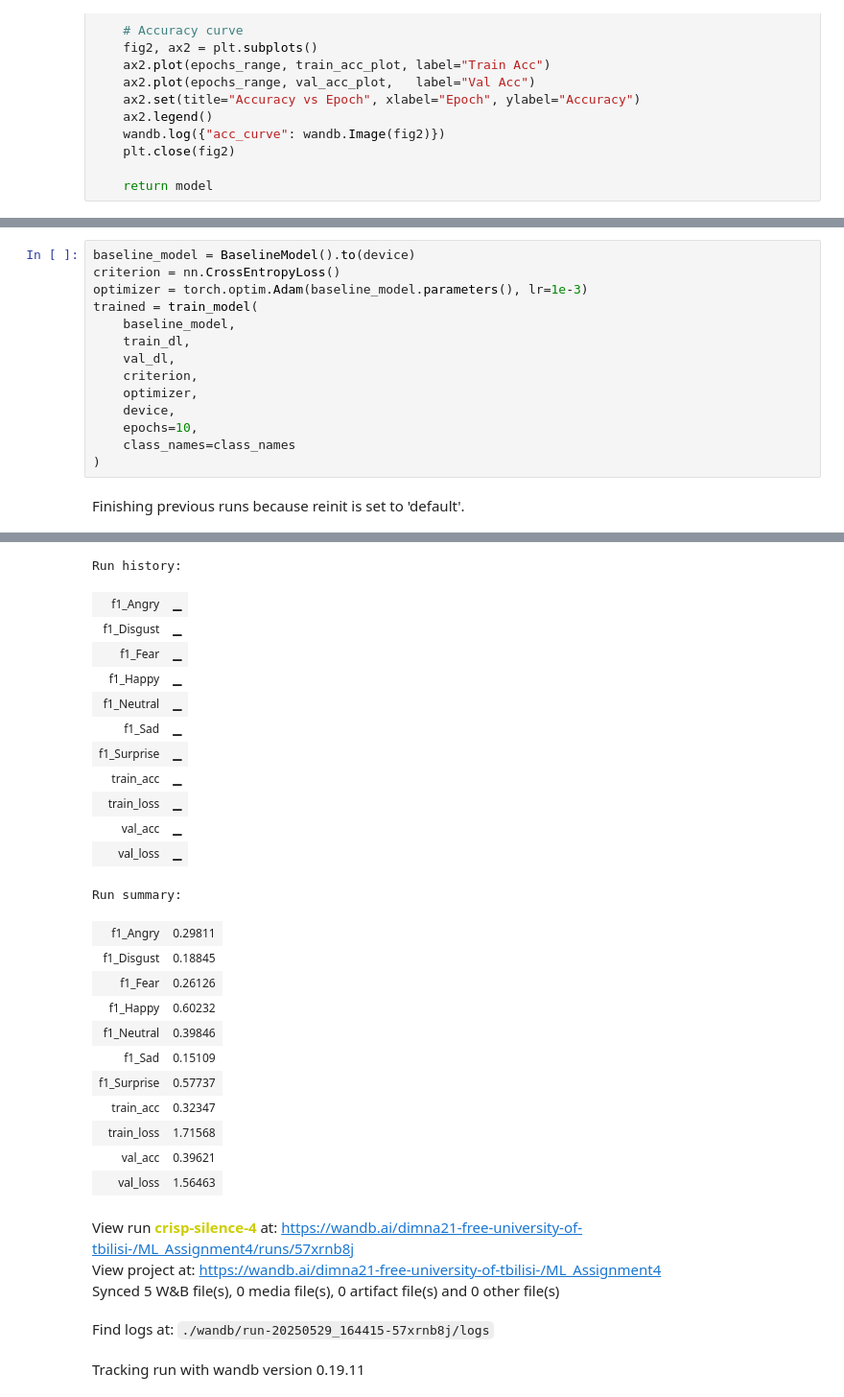
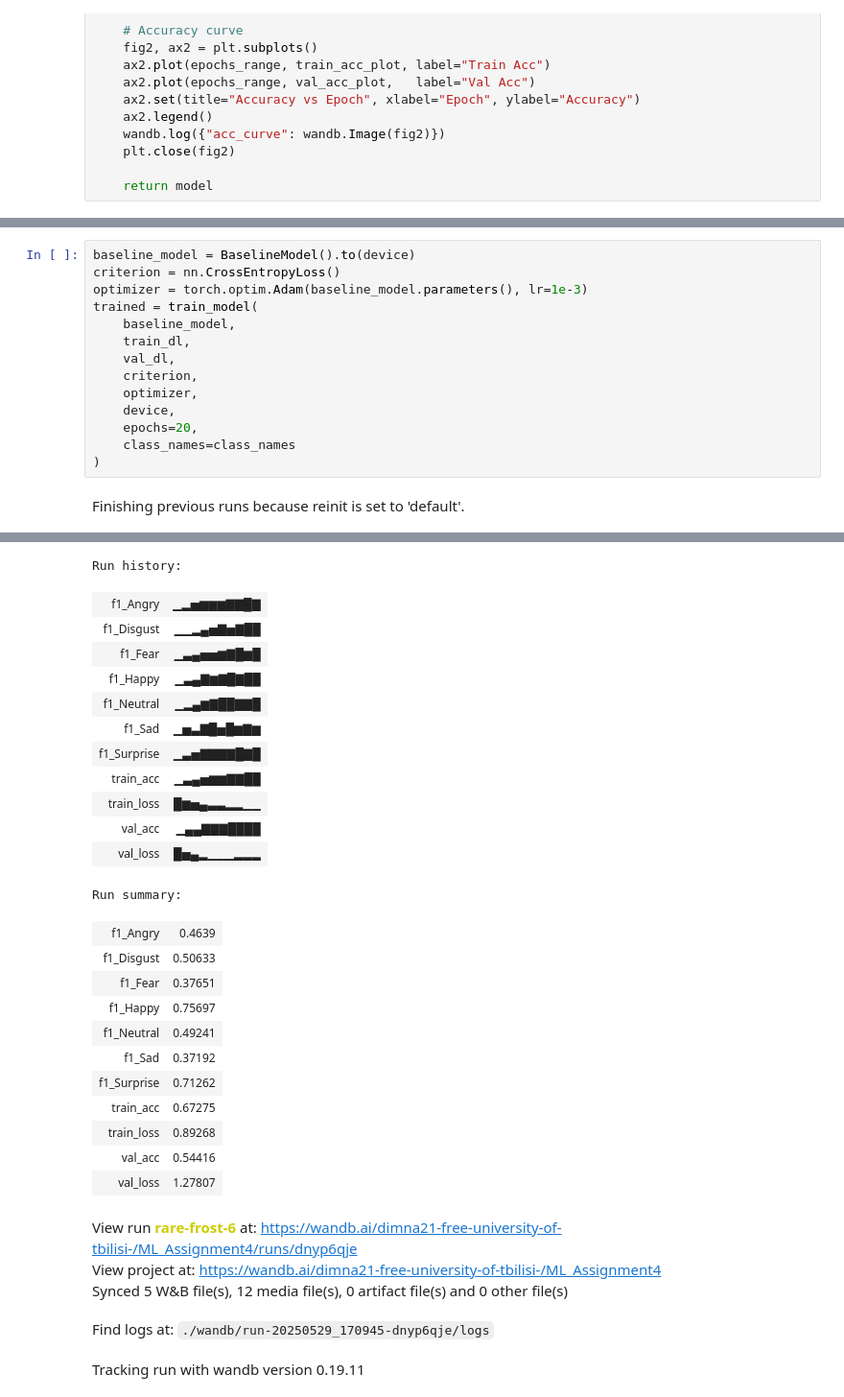
Before and after one commit to dimna21/ML_Assignment4, a Jupyter notebook: FER2013.ipynb, the cells around one changed output, grey strips where cells are left out. Shown at 96% size. Cells and saved outputs as stored; diff of their text form.

```diff
--- a/FER2013.ipynb
+++ b/FER2013.ipynb
@@ -285,46 +291,46 @@ class BaselineModel(nn.Module):
 # %%
 baseline_model = BaselineModel().to(device)
 criterion = nn.CrossEntropyLoss()
 optimizer = torch.optim.Adam(baseline_model.parameters(), lr=1e-3)
 trained = train_model(
     baseline_model,
     train_dl,
     val_dl,
     criterion,
     optimizer,
     device,
-    epochs=10,
+    epochs=20,
     class_names=class_names
 )
 # %% [output]
 Finishing previous runs because reinit is set to 'default'.
 [interactive output not drawn]
 Run history:
-| f1_Angry | ▁ |
-| f1_Disgust | ▁ |
-| f1_Fear | ▁ |
-| f1_Happy | ▁ |
-| f1_Neutral | ▁ |
-| f1_Sad | ▁ |
-| f1_Surprise | ▁ |
-| train_acc | ▁ |
-| train_loss | ▁ |
-| val_acc | ▁ |
-| val_loss | ▁ |
+| f1_Angry | ▁▂▅▆▆▆▇▇█▇ |
+| f1_Disgust | ▁▁▂▄▅▇▅▇██ |
+| f1_Fear | ▁▃▄▅▅▆▇█▆█ |
+| f1_Happy | ▁▃▄▇▆▇█▇██ |
+| f1_Neutral | ▁▂▄▆▇██▇▇█ |
+| f1_Sad | ▁▅▃▇█▅█▆▇▆ |
+| f1_Surprise | ▁▃▅▇▇▇▇█▇█ |
+| train_acc | ▁▃▄▅▆▆▇▇██ |
+| train_loss | █▆▅▄▃▃▂▂▁▁ |
+| val_acc | ▁▄▄▇▇▇████ |
+| val_loss | █▅▄▂▁▁▁▂▂▂ |
 Run summary:
-| f1_Angry | 0.29811 |
-| f1_Disgust | 0.18845 |
-| f1_Fear | 0.26126 |
-| f1_Happy | 0.60232 |
-| f1_Neutral | 0.39846 |
-| f1_Sad | 0.15109 |
-| f1_Surprise | 0.57737 |
-| train_acc | 0.32347 |
-| train_loss | 1.71568 |
-| val_acc | 0.39621 |
-| val_loss | 1.56463 |
+| f1_Angry | 0.4639 |
+| f1_Disgust | 0.50633 |
+| f1_Fear | 0.37651 |
+| f1_Happy | 0.75697 |
+| f1_Neutral | 0.49241 |
+| f1_Sad | 0.37192 |
+| f1_Surprise | 0.71262 |
+| train_acc | 0.67275 |
+| train_loss | 0.89268 |
+| val_acc | 0.54416 |
+| val_loss | 1.27807 |
-View run crisp-silence-4 at: https://wandb.ai/dimna21-free-university-of-tbilisi-/ML_Assignment4/runs/57xrnb8j
+View run rare-frost-6 at: https://wandb.ai/dimna21-free-university-of-tbilisi-/ML_Assignment4/runs/dnyp6qje
 View project at: https://wandb.ai/dimna21-free-university-of-tbilisi-/ML_Assignment4
-Synced 5 W&B file(s), 0 media file(s), 0 artifact file(s) and 0 other file(s)
+Synced 5 W&B file(s), 12 media file(s), 0 artifact file(s) and 0 other file(s)
-Find logs at: ./wandb/run-20250529_164415-57xrnb8j/logs
+Find logs at: ./wandb/run-20250529_170945-dnyp6qje/logs
 Tracking run with wandb version 0.19.11
```
Also changed, not shown: parts of 9 cells of this notebook.
